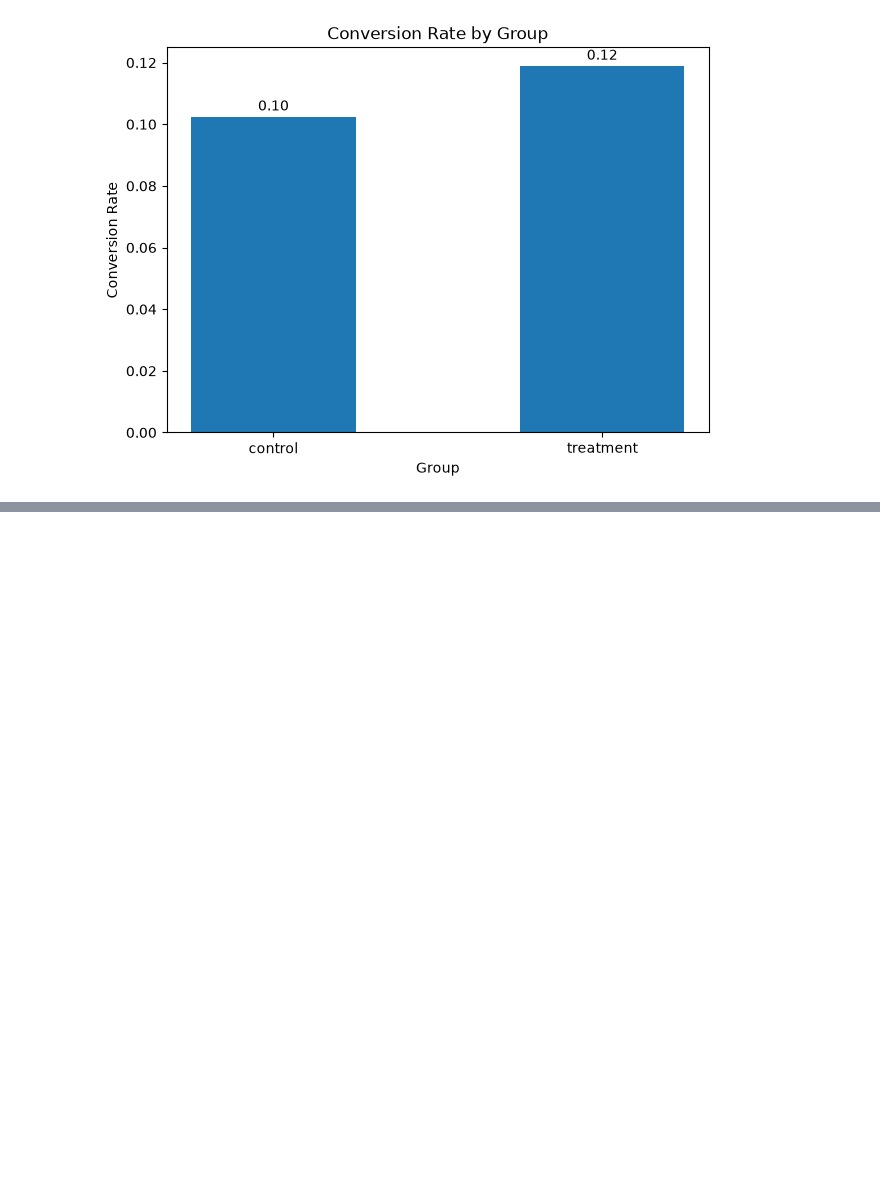
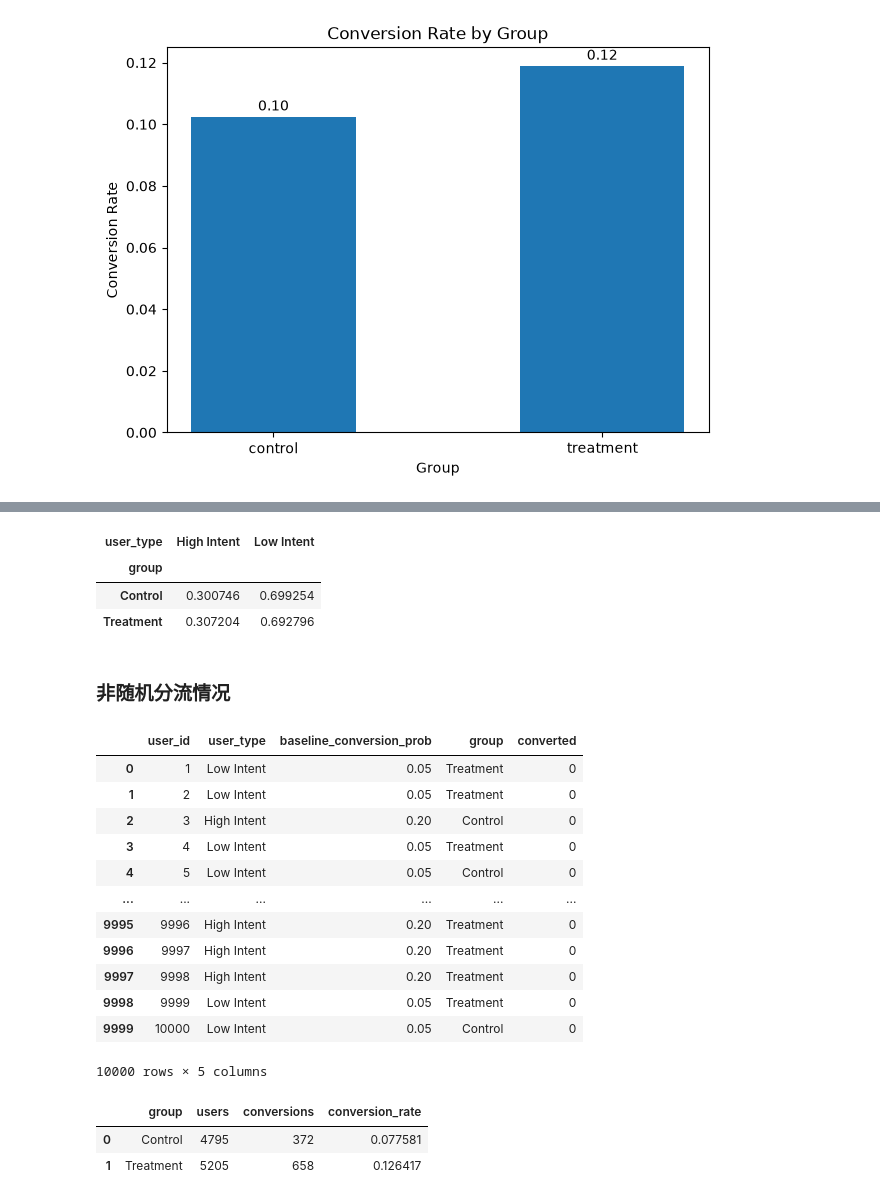
Before and after one commit to LizPink/AB-Testing, a Jupyter notebook: notebooks/01_ab_test_basic_concepts.ipynb, the cells around one changed output, grey strips where cells are left out. Drawn from its saved outputs; the diff is of its cells as text; code cells hidden in the pictures; blank space fills up the shorter version.

```diff
--- a/notebooks/01_ab_test_basic_concepts.ipynb
+++ b/notebooks/01_ab_test_basic_concepts.ipynb
@@ -169,0 +332,63 @@ plt.show()
+# %%
+# 检查两组用户的构成
+pd.crosstab(
+    random_df["group"],
+    random_df["user_type"],
+    normalize="index"
+)
+# %% [output]
+| user_type | High Intent | Low Intent |
+| group |  |  |
+| Control | 0.300746 | 0.699254 |
+| Treatment | 0.307204 | 0.692796 |
+# %% [markdown]
+### 非随机分流情况
+# %%
+biased_df = users.copy()
+
+# 非随机分流：假设高意向用户更容易进入Treatment
+treatment_prob = np.where(
+    biased_df["user_type"] == "High Intent",
+    0.80,
+    0.40
+)
+
+## 随后对用户进行分组
+biased_df["group"] = np.where(
+    rng.binomial(n=1, p=treatment_prob) == 1,
+    "Treatment",
+    "Control"
+)
+
+# Treatment没有真实效果
+biased_df["converted"] = rng.binomial(
+    n=1,
+    p=biased_df["baseline_conversion_prob"]
+)
+biased_df
+# %% [output]
+|  | user_id | user_type | baseline_conversion_prob | group | converted |
+| 0 | 1 | Low Intent | 0.05 | Treatment | 0 |
+| 1 | 2 | Low Intent | 0.05 | Treatment | 0 |
+| 2 | 3 | High Intent | 0.20 | Control | 0 |
+| 3 | 4 | Low Intent | 0.05 | Treatment | 0 |
+| 4 | 5 | Low Intent | 0.05 | Control | 0 |
+| ... | ... | ... | ... | ... | ... |
+| 9995 | 9996 | High Intent | 0.20 | Treatment | 0 |
+| 9996 | 9997 | High Intent | 0.20 | Treatment | 0 |
+| 9997 | 9998 | High Intent | 0.20 | Treatment | 0 |
+| 9998 | 9999 | Low Intent | 0.05 | Treatment | 0 |
+| 9999 | 10000 | Low Intent | 0.05 | Control | 0 |
+10000 rows × 5 columns
+# %%
+# 计算分组转化率
+biased_summary = biased_df.groupby(by="group").agg(
+    users=("user_id", "count"),
+    conversions=("converted", "sum"),
+    conversion_rate=("converted", "mean")
+).reset_index()
+biased_summary
+# %% [output]
+|  | group | users | conversions | conversion_rate |
+| 0 | Control | 4795 | 372 | 0.077581 |
+| 1 | Treatment | 5205 | 658 | 0.126417 |
```
Also changed, not shown: parts of 11 cells of this notebook.
